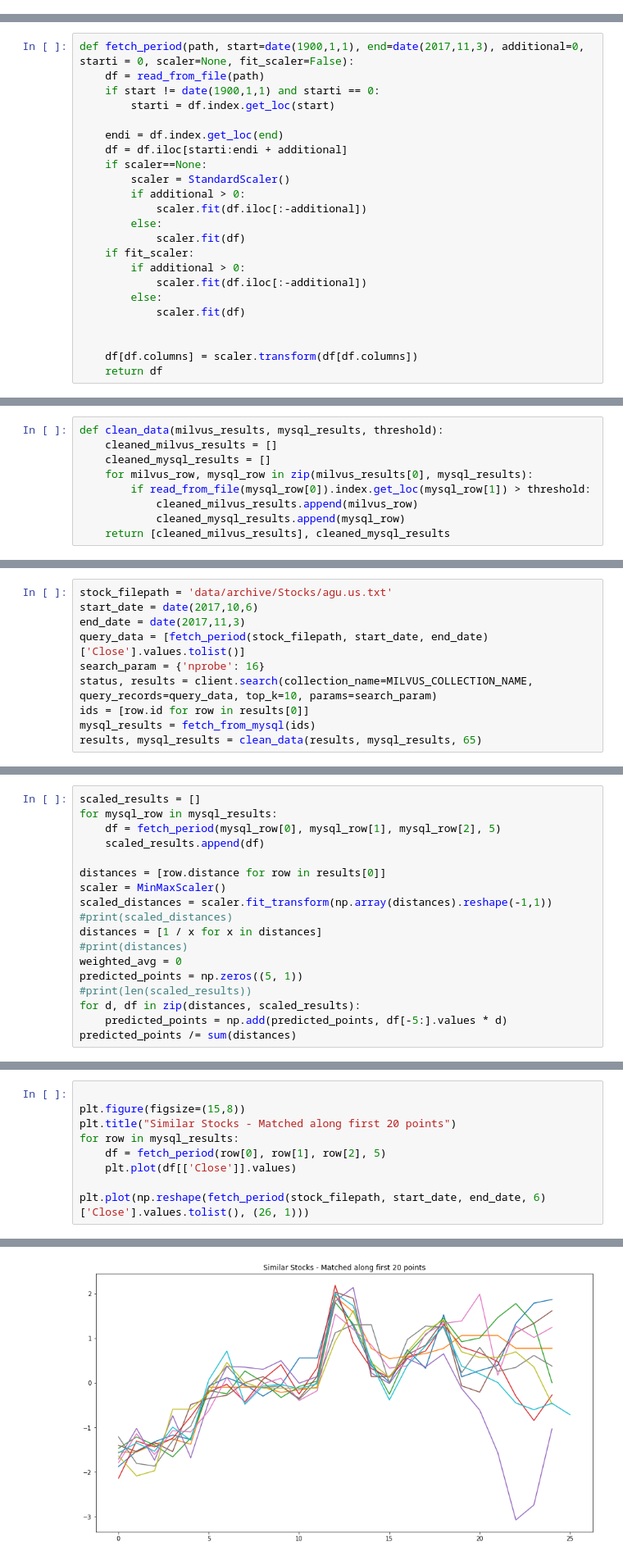
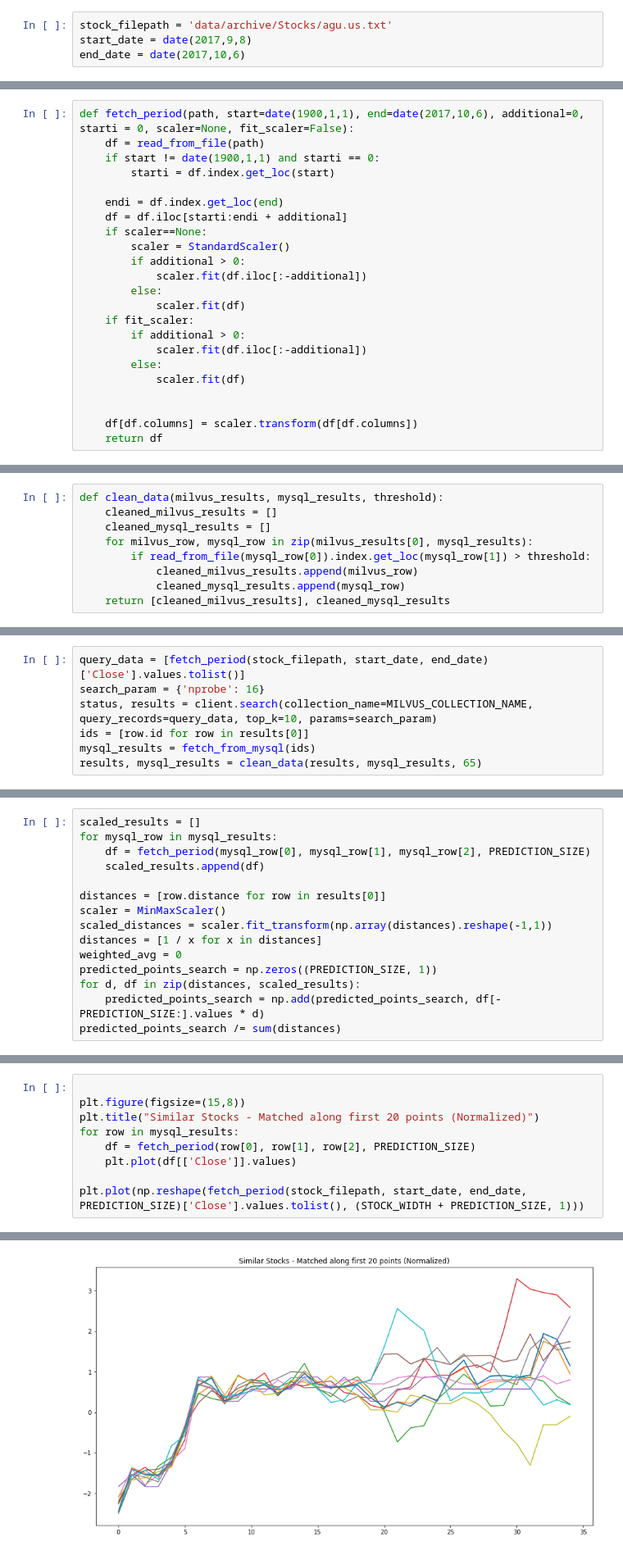
Before and after one commit to NotRyan/stock-search, a Jupyter notebook: stock search v3.ipynb, the cells around one changed output, grey strips where cells are left out. Shown: that part at 82% size. Saved outputs shown, nothing was run; the diff lists cells and outputs as text.

```diff
--- a/stock search v3.ipynb
+++ b/stock search v3.ipynb
@@ -70,0 +82,4 @@ MYSQL_TABLE = 'milvus_stock_search'
+# %%
+stock_filepath = 'data/archive/Stocks/agu.us.txt'
+start_date = date(2017,9,8)
+end_date = date(2017,10,6)
@@ -204,7 +153,7 @@ print(result)
 
 Helper functions to retrieve and clean data
 # %%
-def fetch_period(path, start=date(1900,1,1), end=date(2017,11,3), additional=0, starti = 0, scaler=None, fit_scaler=False):
+def fetch_period(path, start=date(1900,1,1), end=date(2017,10,6), additional=0, starti = 0, scaler=None, fit_scaler=False):
     df = read_from_file(path)
     if start != date(1900,1,1) and starti == 0:
         starti = df.index.get_loc(start)
@@ -252,7 +324,4 @@ Using Milvus, we'll perform a search for the 10 most similar periods of stock hi
 # %%
-stock_filepath = 'data/archive/Stocks/agu.us.txt'
-start_date = date(2017,10,6)
-end_date = date(2017,11,3)
 query_data = [fetch_period(stock_filepath, start_date, end_date)['Close'].values.tolist()]
 search_param = {'nprobe': 16}
 status, results = client.search(collection_name=MILVUS_COLLECTION_NAME, query_records=query_data, top_k=10, params=search_param)
@@ -268,21 +331,18 @@ print(type(ids[0]))
 # %%
 scaled_results = []
 for mysql_row in mysql_results:
-    df = fetch_period(mysql_row[0], mysql_row[1], mysql_row[2], 5)
+    df = fetch_period(mysql_row[0], mysql_row[1], mysql_row[2], PREDICTION_SIZE)
     scaled_results.append(df)
 
 distances = [row.distance for row in results[0]]
 scaler = MinMaxScaler()
 scaled_distances = scaler.fit_transform(np.array(distances).reshape(-1,1))
-#print(scaled_distances)
 distances = [1 / x for x in distances]
-#print(distances)
 weighted_avg = 0
-predicted_points = np.zeros((5, 1))
-#print(len(scaled_results))
+predicted_points_search = np.zeros((PREDICTION_SIZE, 1))
 for d, df in zip(distances, scaled_results):
-    predicted_points = np.add(predicted_points, df[-5:].values * d)
-predicted_points /= sum(distances)
+    predicted_points_search = np.add(predicted_points_search, df[-PREDICTION_SIZE:].values * d)
+predicted_points_search /= sum(distances)
 # %% [markdown]
 ### Plotting Search Results
 
@@ -290,13 +350,13 @@ We performed our search using 20 datapoints, but we will graph an extra 5 datapo
 # %%
 
 plt.figure(figsize=(15,8))
-plt.title("Similar Stocks - Matched along first 20 points")
+plt.title("Similar Stocks - Matched along first 20 points (Normalized)")
 for row in mysql_results:
-    df = fetch_period(row[0], row[1], row[2], 5)
+    df = fetch_period(row[0], row[1], row[2], PREDICTION_SIZE)
     plt.plot(df[['Close']].values)
 
-plt.plot(np.reshape(fetch_period(stock_filepath, start_date, end_date, 6)['Close'].values.tolist(), (26, 1)))
+plt.plot(np.reshape(fetch_period(stock_filepath, start_date, end_date, PREDICTION_SIZE)['Close'].values.tolist(), (STOCK_WIDTH + PREDICTION_SIZE, 1)))
 # %% [output]
 [<matplotlib.lines.Line2D at 0x...>]
-[figure, old version]
+[figure, new version]
 # %% [markdown]
```
Also changed, not shown: parts of 54 cells of this notebook, 2 other files.
